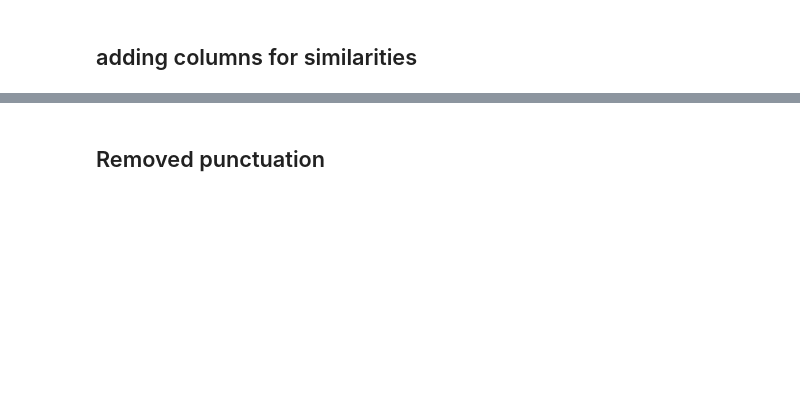
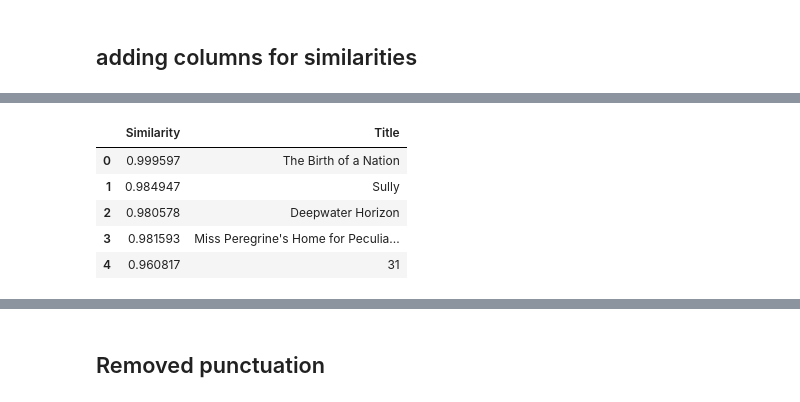
Before and after one commit to irinadrapic/moviesDashboard, a Jupyter notebook: raw/Similarity Test.ipynb, the cells around one changed output, grey strips where cells are left out. Cells and saved outputs as stored; diff of their text form; code cells hidden in the pictures; blank space fills up the shorter version.

```diff
--- a/raw/Similarity Test.ipynb
+++ b/raw/Similarity Test.ipynb
@@ -233,2 +235,10 @@ ll
 # %%
 # from pyspark.sql import SQLContext
+df_simi.head()
+# %% [output]
+|  | Similarity | Title |
+| 0 | 0.999597 | The Birth of a Nation |
+| 1 | 0.984947 | Sully |
+| 2 | 0.980578 | Deepwater Horizon |
+| 3 | 0.981593 | Miss Peregrine's Home for Peculia... |
+| 4 | 0.960817 | 31 |
```
Also changed, not shown: parts of 21 cells of this notebook.
